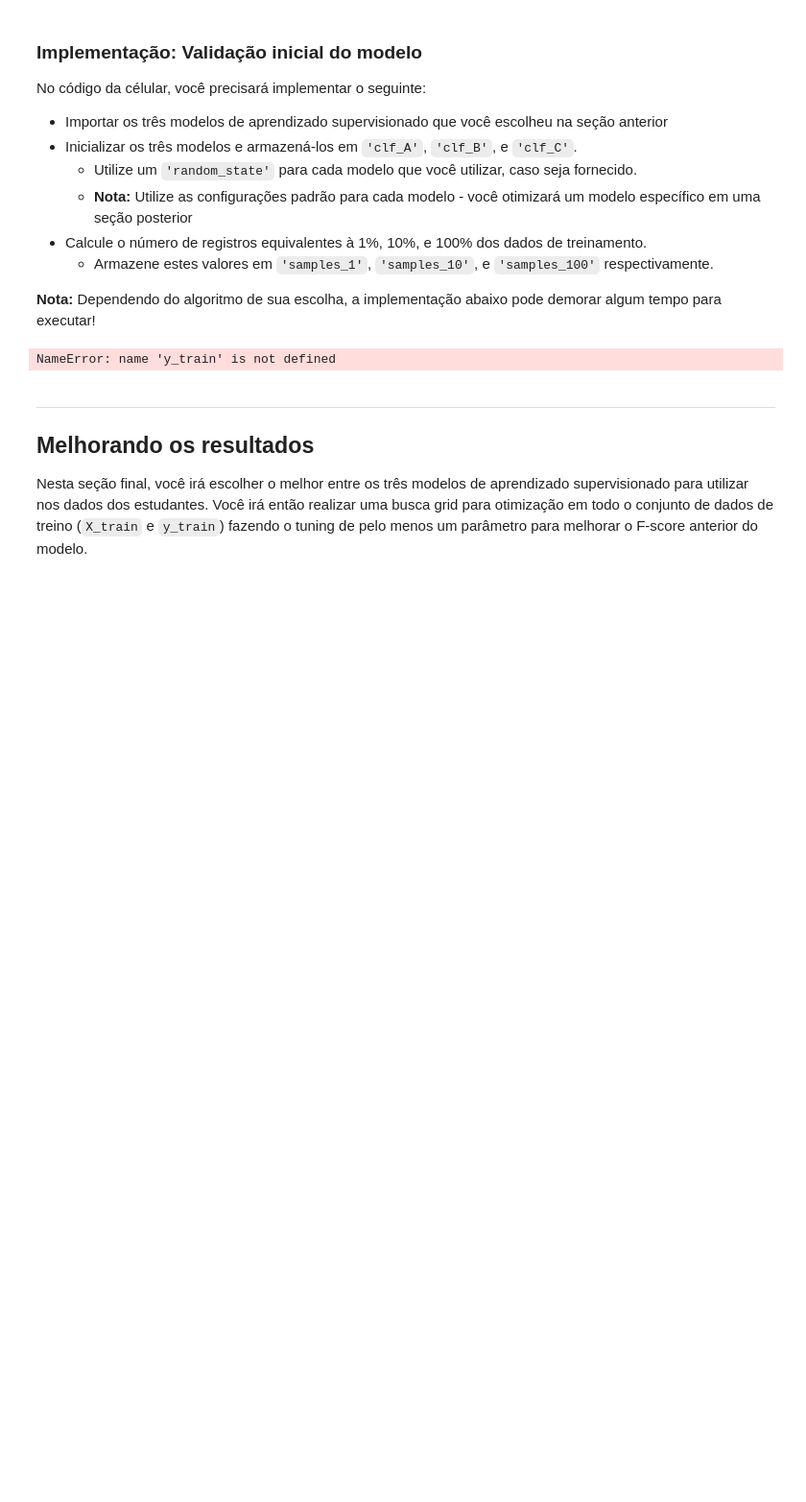
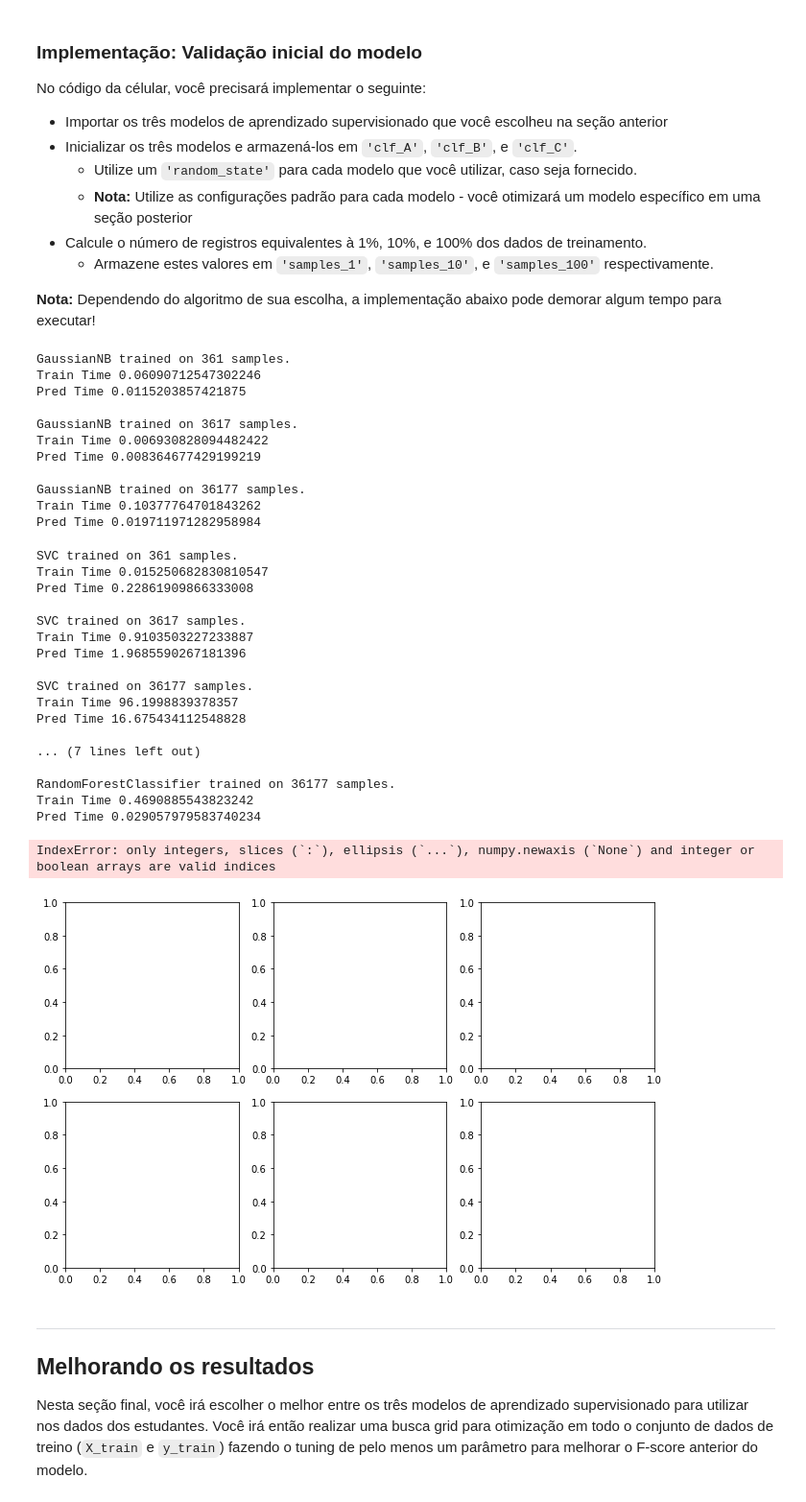
Before and after one commit to pattrickmiller/finding_donors, a Jupyter notebook: finding_donors_PT.ipynb, the cells around one changed output. Shown at 96% size. Saved outputs shown, nothing was run; the diff lists cells and outputs as text; code cells hidden in the pictures; blank space fills up the shorter version.

```diff
--- a/finding_donors_PT.ipynb
+++ b/finding_donors_PT.ipynb
@@ -347,7 +347,7 @@ def train_predict(learner, sample_size, X_train, y_train, X_test, y_test):
 
     # TODO: Fit the learner to the training data using slicing with 'sample_size' using .fit(training_features[:], training_labels[:])
     start = time() # Get start time
-    learner.fit(X_train[int(sample_size)-1:], y_train[int(sample_size)-1:])
+    learner.fit(X_train[:int(sample_size)], y_train[:int(sample_size)])
     end = time() # Get end time
 
     # TODO: Calculate the training time
@@ -356,28 +356,30 @@ def train_predict(learner, sample_size, X_train, y_train, X_test, y_test):
     # TODO: Get the predictions on the test set(X_test),
     #       then get predictions on the first 300 training samples(X_train) using .predict()
     start = time() # Get start time
-    predictions_test = None
-    predictions_train = None
+    predictions_test = learner.predict(X_test)
+    predictions_train = learner.predict(X_train[:300])
     end = time() # Get end time
 
     # TODO: Calculate the total prediction time
-    results['pred_time'] = None
+    results['pred_time'] = end - start
 
     # TODO: Compute accuracy on the first 300 training samples which is y_train[:300]
-    results['acc_train'] = None
+    results['acc_train'] = accuracy_score(y_train[:300], predictions_train)
 
     # TODO: Compute accuracy on test set using accuracy_score()
-    results['acc_test'] = None
+    results['acc_test'] = accuracy_score(y_test, predictions_test)
 
     # TODO: Compute F-score on the the first 300 training samples using fbeta_score()
-    results['f_train'] = None
+    results['f_train'] = fbeta_score(y_train[:300], predictions_train, 0.5)
 
     # TODO: Compute F-score on the test set which is y_test
-    results['f_test'] = None
+    results['f_test'] = fbeta_score(y_test, predictions_test, 0.5)
 
     # Success
     print("{} trained on {} samples.".format(learner.__class__.__name__, sample_size))
-
+    print("Train Time {}".format(results['train_time']))
+    print("Pred Time {}".format(results['pred_time']))
+    print(" ")
     # Return the results
     return results
 # %% [markdown]
@@ -394,33 +396,64 @@ No código da célular, você precisará implementar o seguinte:
 # %%
 # TODO: Importe os três modelos de aprendizado supervisionado da sklearn
 from sklearn.naive_bayes import GaussianNB
+from sklearn.ensemble import RandomForestClassifier
+from sklearn.svm import SVC
 
 # TODO: Inicialize os três modelos
 clf_A = GaussianNB()
-clf_B = None
-clf_C = None
+clf_B = SVC()
+clf_C = RandomForestClassifier()
 
 # TODO: Calcule o número de amostras para 1%, 10%, e 100% dos dados de treinamento
 # HINT: samples_100 é todo o conjunto de treinamento e.x.: len(y_train)
 # HINT: samples_10 é 10% de samples_100
 # HINT: samples_1 é 1% de samples_100
 samples_100 = len(y_train)
 samples_10 = int((len(y_train) * 10) / 100)
 samples_1 = int((len(y_train) * 1) / 100)
 
 # Colete os resultados dos algoritmos de aprendizado
 results = {}
 for clf in [clf_A, clf_B, clf_C]:
     clf_name = clf.__class__.__name__
     results[clf_name] = {}
     for i, samples in enumerate([samples_1, samples_10, samples_100]):
         results[clf_name][i] = \
         train_predict(clf, samples, X_train, y_train, X_test, y_test)
 
 # Run metrics visualization for the three supervised learning models chosen
 vs.evaluate(results, accuracy, fscore)
 # %% [output]
-NameError: name 'y_train' is not defined
+GaussianNB trained on 361 samples.
+Train Time 0.06090712547302246
+Pred Time 0.0115203857421875
+
+GaussianNB trained on 3617 samples.
+Train Time 0.006930828094482422
+Pred Time 0.008364677429199219
+
+GaussianNB trained on 36177 samples.
+Train Time 0.10377764701843262
+Pred Time 0.019711971282958984
+SVC trained on 361 samples.
+Train Time 0.015250682830810547
+Pred Time 0.22861909866333008
+
+SVC trained on 3617 samples.
+Train Time 0.9103503227233887
+Pred Time 1.9685590267181396
+
+SVC trained on 36177 samples.
+Train Time 96.1998839378357
+Pred Time 16.675434112548828
+
+... (7 lines left out)
+
+RandomForestClassifier trained on 36177 samples.
+Train Time 0.4690885543823242
+Pred Time 0.029057979583740234
+IndexError: only integers, slices (`:`), ellipsis (`...`), numpy.newaxis (`None`) and integer or boolean arrays are valid indices
+[figure, added]
 # %% [markdown]
 ----
 ## Melhorando os resultados
```
